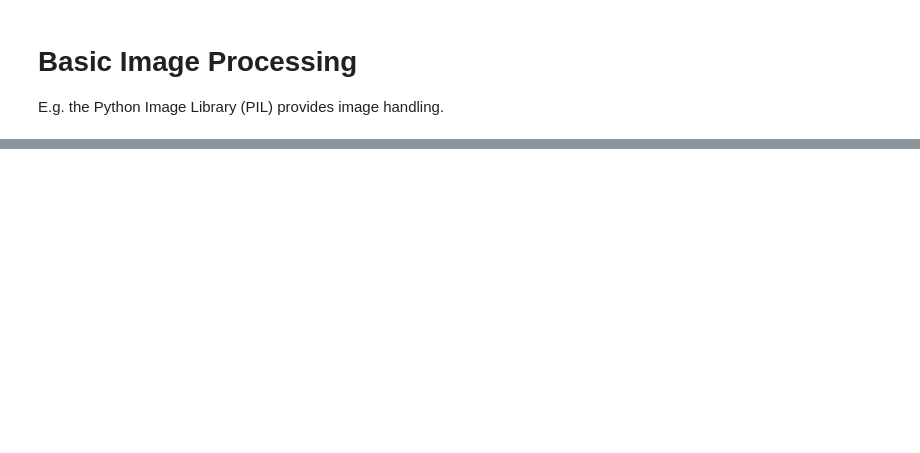
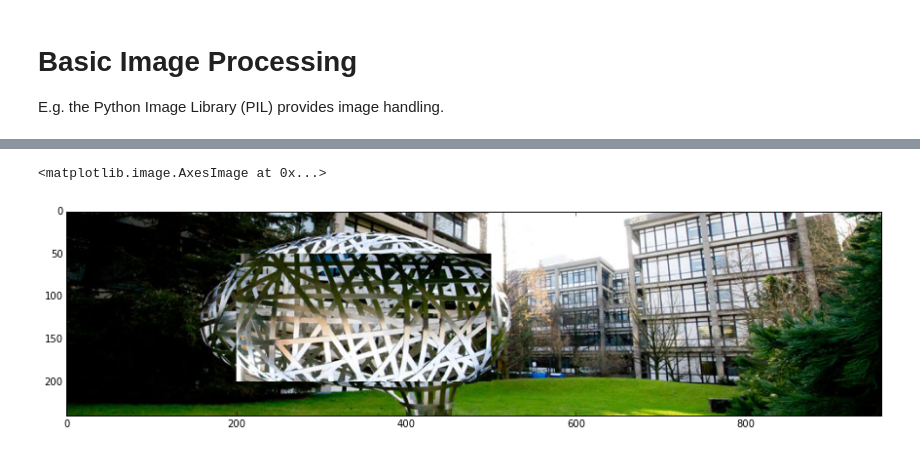
Before and after one commit to ramakers/cv-ss2016, a Jupyter notebook: img-001.ipynb, the cells around one changed output, grey strips where cells are left out. Drawn from its saved outputs; the diff is of its cells as text; code cells hidden in the pictures; blank space fills up the shorter version.

```diff
--- a/img-001.ipynb
+++ b/img-001.ipynb
@@ -27,0 +62,5 @@ pil_thumb = pil_img.thumbnail((320,16))
+# %%
+imshow(pil_img)
+# %% [output]
+<matplotlib.image.AxesImage at 0x...>
+[figure, added]
```
Also changed, not shown: parts of 17 cells of this notebook.
